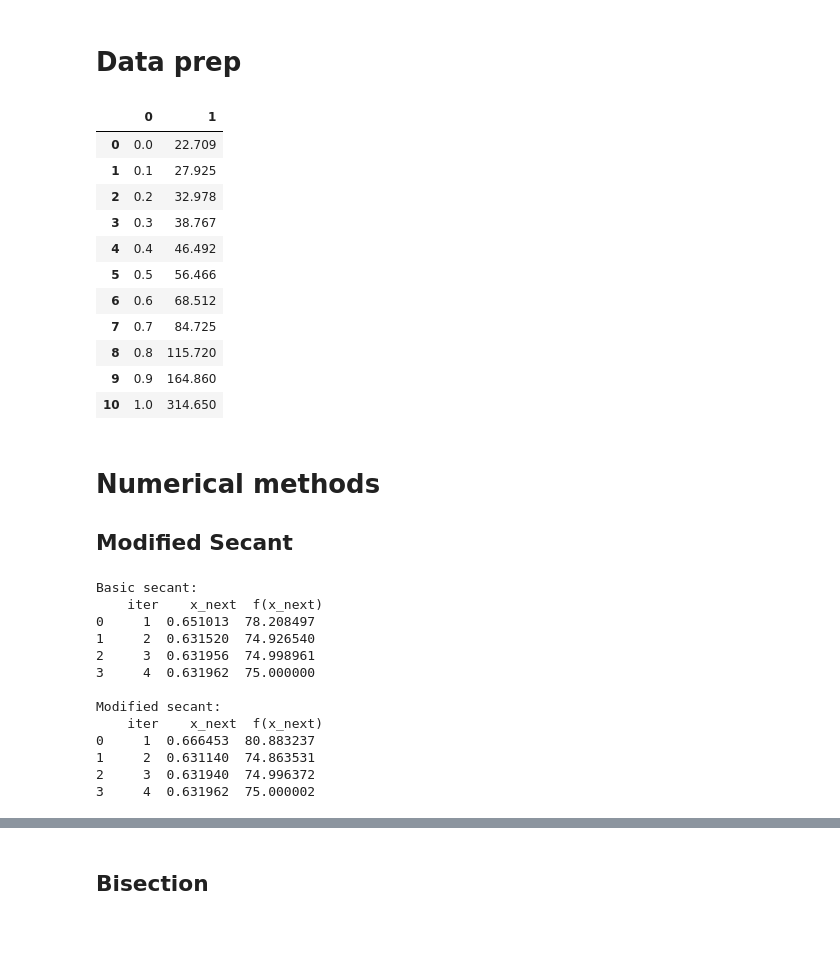
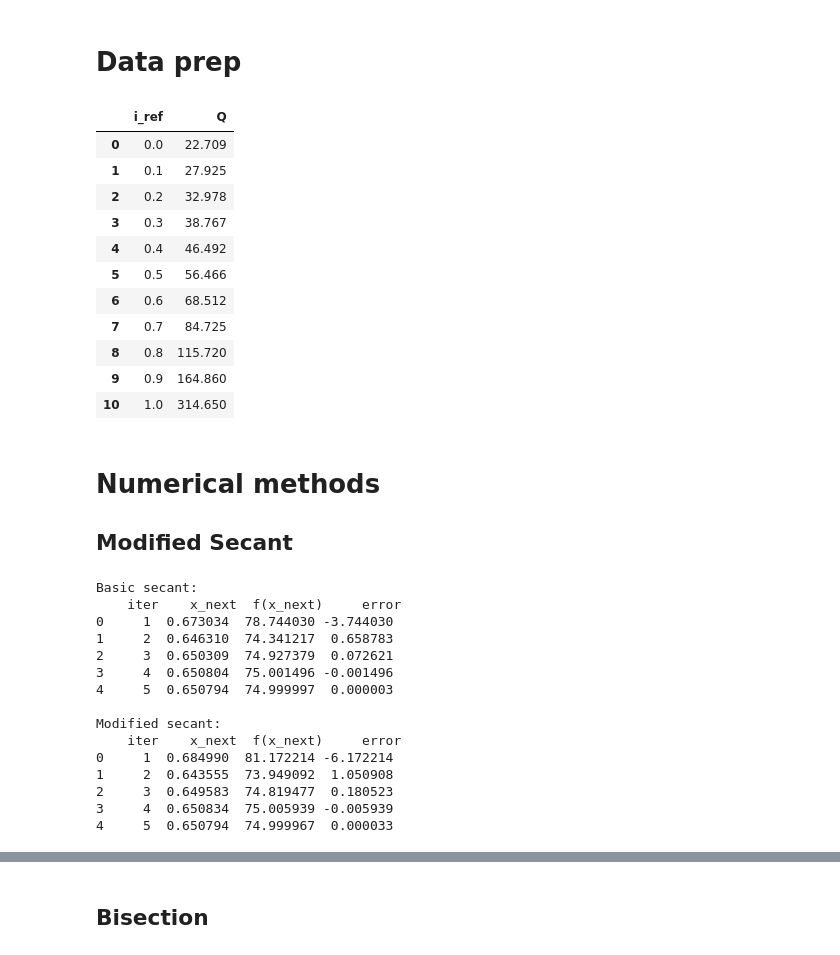
Before and after one commit to pesadaum/tcc, a Jupyter notebook: prototype/main.ipynb, the cells around one changed output, grey strips where cells are left out. Cells and saved outputs as stored; diff of their text form; code cells hidden in the pictures.

```diff
--- a/prototype/main.ipynb
+++ b/prototype/main.ipynb
@@ -21,11 +21,11 @@ from methods import secant, mod_secant
 # %% [markdown]
 # Data prep
 # %%
-q_values = pd.read_csv('./QVALUES.txt', sep='\s+', header=None)
+q_values = pd.read_csv('./QVALUES.txt', sep='\s+', header=None, names=['i_ref', 'Q'])
 
 q_values
 # %% [output]
-|  | 0 | 1 |
+|  | i_ref | Q |
 | 0 | 0.0 | 22.709 |
 | 1 | 0.1 | 27.925 |
 | 2 | 0.2 | 32.978 |
@@ -49,34 +55,36 @@ def q_func_polynomial(x, q_values=q_values, deg=6):
 # %%
-x0 = 0.3
-x1 = 0.6
+x0 = 0.1
+x1 = 0.9
 seek = 75
 tol = 1e-3
 MAX_ITER = 64
 
 x = np.arange(0, 1, 1e-3)
-f = q_func_polynomial(x)
+f = q_func_polynomial(x, deg=12, q_drop=True)
 y = f(x)
 
 res_sec = secant(x0, x1, seek, tol, f, MAX_ITER, debug=True)
 res_mod = mod_secant(x0, x1, seek, tol, f, MAX_ITER, debug=True)
 
-print('Basic secant:\n', res_sec.loc[:, ['iter', 'x_next', 'f(x_next)']])
+print('Basic secant:\n', res_sec.loc[:, ['iter', 'x_next', 'f(x_next)', 'error']])
 print()
-print('Modified secant:\n', res_mod.loc[:, ['iter', 'x_next', 'f(x_next)']])
+print('Modified secant:\n', res_mod.loc[:, ['iter', 'x_next', 'f(x_next)', 'error']])
 # %% [output]
 Basic secant:
-    iter    x_next  f(x_next)
-0     1  0.651013  78.208497
-1     2  0.631520  74.926540
-2     3  0.631956  74.998961
-3     4  0.631962  75.000000
+    iter    x_next  f(x_next)     error
+0     1  0.673034  78.744030 -3.744030
+1     2  0.646310  74.341217  0.658783
+2     3  0.650309  74.927379  0.072621
+3     4  0.650804  75.001496 -0.001496
+4     5  0.650794  74.999997  0.000003
 
 Modified secant:
-    iter    x_next  f(x_next)
-0     1  0.666453  80.883237
-1     2  0.631140  74.863531
-2     3  0.631940  74.996372
-3     4  0.631962  75.000002
+    iter    x_next  f(x_next)     error
+0     1  0.684990  81.172214 -6.172214
+1     2  0.643555  73.949092  1.050908
+2     3  0.649583  74.819477  0.180523
+3     4  0.650834  75.005939 -0.005939
+4     5  0.650794  74.999967  0.000033
 # %%
 res_mod
 # %% [output]
```
Also changed, not shown: parts of 9 cells of this notebook, 2 other files.
